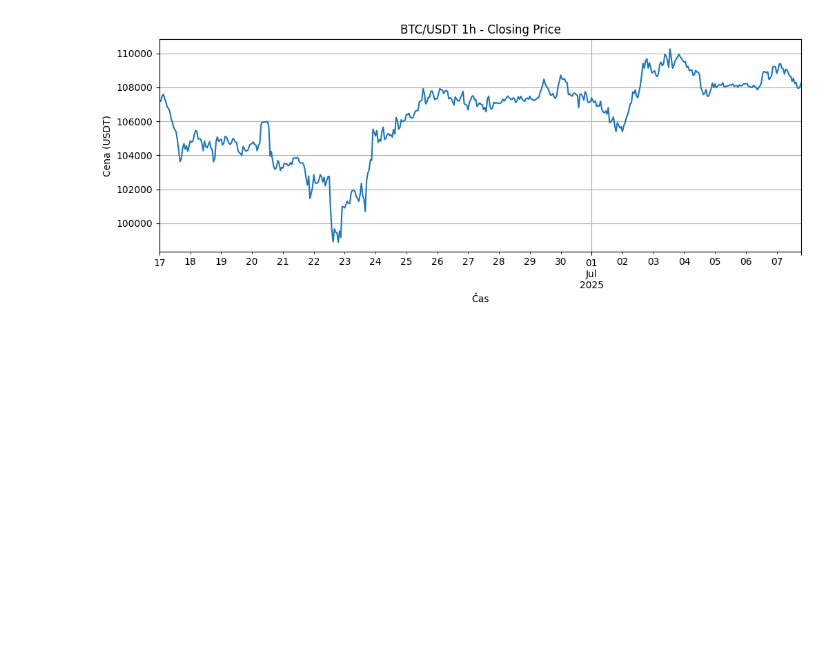
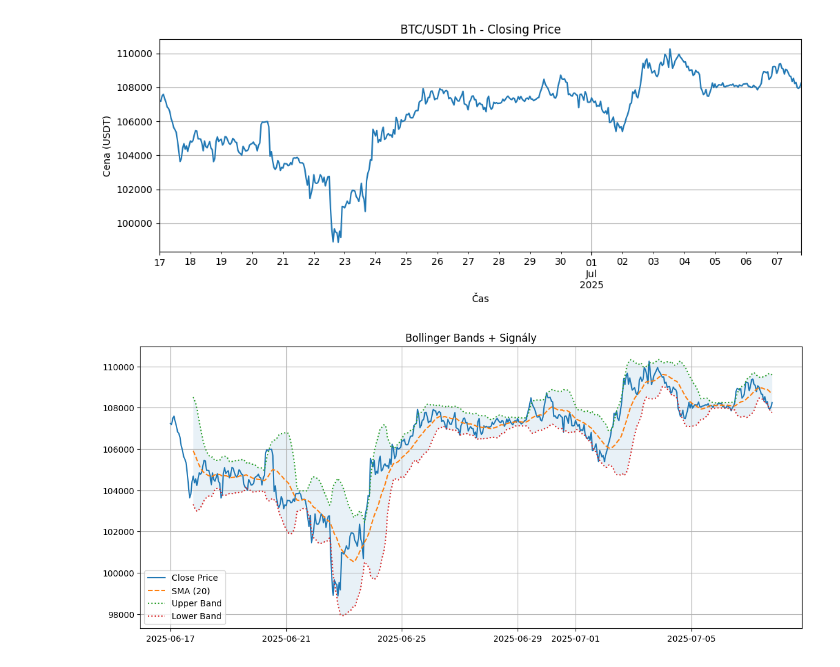
Before and after one commit to patrikherman/Trading_algo_project, a Jupyter notebook: main.ipynb, the cells around one changed output. Drawn from its saved outputs; the diff is of its cells as text; code cells hidden in the pictures; blank space fills up the shorter version.

```diff
--- a/main.ipynb
+++ b/main.ipynb
@@ -38,3 +38,37 @@ timestamp
 2025-06-17 03:00:00  107482.40  107771.34  107364.89  107590.41   557.48911
 2025-06-17 04:00:00  107590.41  107711.06  107303.01  107333.64   324.27105
 [figure]
+# %%
+# Parameters Bollinger Bands
+window = 20  # 20 hours
+df['sma'] = df['close'].rolling(window=window).mean()
+df['std'] = df['close'].rolling(window=window).std()
+
+# upper lower boundary
+df['upper_band'] = df['sma'] + 2 * df['std']
+df['lower_band'] = df['sma'] - 2 * df['std']
+
+# Initiating signal
+df['position'] = 0  # 1 = long
+
+# Input below
+df.loc[df['close'] < df['lower_band'], 'position'] = 1
+
+# Output above SMA
+df.loc[df['close'] > df['sma'], 'position'] = 0
+
+# Keep the position until last signal
+df['position'] = df['position'].ffill()
+# %%
+plt.figure(figsize=(14, 6))
+plt.plot(df['close'], label='Close Price')
+plt.plot(df['sma'], label='SMA (20)', linestyle='--')
+plt.plot(df['upper_band'], label='Upper Band', linestyle=':')
+plt.plot(df['lower_band'], label='Lower Band', linestyle=':')
+plt.fill_between(df.index, df['lower_band'], df['upper_band'], alpha=0.1)
+plt.title('Bollinger Bands + Signály')
+plt.legend()
+plt.grid(True)
+plt.show()
+# %% [output]
+[figure, added]
```
